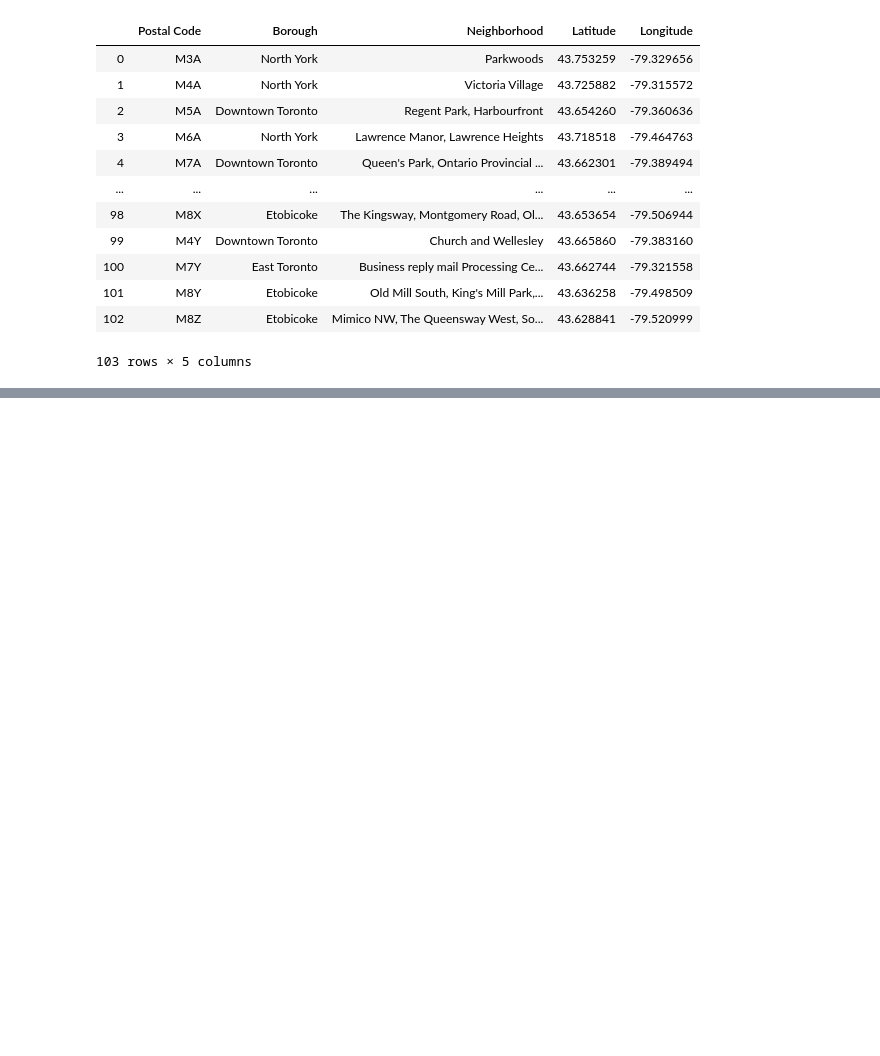
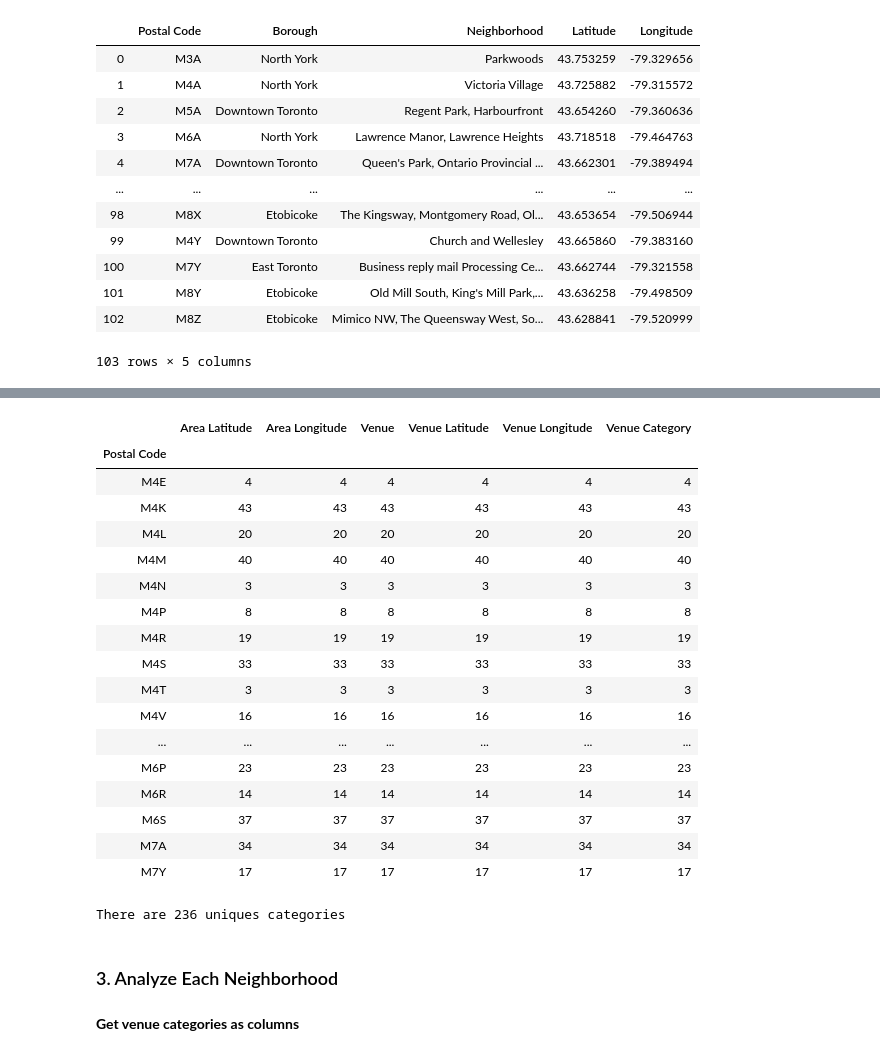
Before and after one commit to khoipham152/Capstone_Project_IBM_2020, a Jupyter notebook: Neighborhoods in Toronto.ipynb, the cells around one changed output, grey strips where cells are left out. Cells and saved outputs as stored; diff of their text form; code cells hidden in the pictures; blank space fills up the shorter version.

Commit message:
The full version including task 3

```diff
--- a/Neighborhoods in Toronto.ipynb
+++ b/Neighborhoods in Toronto.ipynb
@@ -111,0 +188,3 @@ canada_latlng_postcode
+# %%
+latitude_1 = location_1.latitude
+longitude_1 = location_1.longitude
@@ -111,0 +214,6 @@ canada_latlng_postcode
+# %%
+client_id = 'GZEZFGOEZJX1F2ZQH5NCR0RICCYDHTEZKLRNUY2GYVWK4RR0'
+client_secret = 'PSTBHLUOWE50JOKMB2I1S1G5ELBYP0TYC1QKQQ00BFIWADES'
+version = '20180506'
+limit = 100
+radius = 500
@@ -111,0 +320,32 @@ canada_latlng_postcode
+# %%
+def explore_nearby_venues_1(names, latitudes, longitudes, radius = 500):
+
+    Toronto_venues_list_1=[]
+    for name, lat, lng in zip(names, latitudes, longitudes):
+        print(name)
+
+        url_1 = 'https://api.foursquare.com/v2/venues/explore?&client_id={}&client_secret={}&v={}&ll={},{}&radius={}&limit={}'.format(
+               client_id, client_secret, version, lat, lng, radius, limit)
+        results_1 = requests.get(url_1).json()['response']['groups'][0]['items']
+        Toronto_venues_list_1.append([(
+            name,
+            lat,
+            lng,
+            v['venue']['name'],
+            v['venue']['location']['lat'],
+            v['venue']['location']['lng'],
+            v['venue']['categories'][0]['name']) for v in results_1])
+
+        Toronto_nearby_venues_1 = pd.DataFrame([item for venue_list in Toronto_venues_list_1 for item in venue_list])
+        Toronto_nearby_venues_1.columns= ['Postal Code',
+                    'Area Latitude',
+                    'Area Longitude',
+                    'Venue',
+                    'Venue Latitude',
+                    'Venue Longitude',
+                    'Venue Category']
+    return(Toronto_nearby_venues_1)
+# %%
+Toronto_venues_1 = explore_nearby_venues_1(names = Toronto_data['Postal Code'],
+                                          latitudes = Toronto_data['Latitude'],
+                                          longitudes = Toronto_data['Longitude'])
@@ -111,0 +379,29 @@ canada_latlng_postcode
+# %%
+Toronto_venues_1.groupby('Postal Code').count()
+# %% [output]
+|  | Area Latitude | Area Longitude | Venue | Venue Latitude | Venue Longitude | Venue Category |
+| Postal Code |  |  |  |  |  |  |
+| M4E | 4 | 4 | 4 | 4 | 4 | 4 |
+| M4K | 43 | 43 | 43 | 43 | 43 | 43 |
+| M4L | 20 | 20 | 20 | 20 | 20 | 20 |
+| M4M | 40 | 40 | 40 | 40 | 40 | 40 |
+| M4N | 3 | 3 | 3 | 3 | 3 | 3 |
+| M4P | 8 | 8 | 8 | 8 | 8 | 8 |
+| M4R | 19 | 19 | 19 | 19 | 19 | 19 |
+| M4S | 33 | 33 | 33 | 33 | 33 | 33 |
+| M4T | 3 | 3 | 3 | 3 | 3 | 3 |
+| M4V | 16 | 16 | 16 | 16 | 16 | 16 |
+| ... | ... | ... | ... | ... | ... | ... |
+| M6P | 23 | 23 | 23 | 23 | 23 | 23 |
+| M6R | 14 | 14 | 14 | 14 | 14 | 14 |
+| M6S | 37 | 37 | 37 | 37 | 37 | 37 |
+| M7A | 34 | 34 | 34 | 34 | 34 | 34 |
+| M7Y | 17 | 17 | 17 | 17 | 17 | 17 |
+# %%
+print('There are {} uniques categories'.format(len(Toronto_venues_1['Venue Category'].unique())))
+# %% [output]
+There are 236 uniques categories
+# %% [markdown]
+### 3. Analyze Each Neighborhood
+# %% [markdown]
+**Get venue categories as columns**
```
Also changed, not shown: parts of 43 cells of this notebook.
